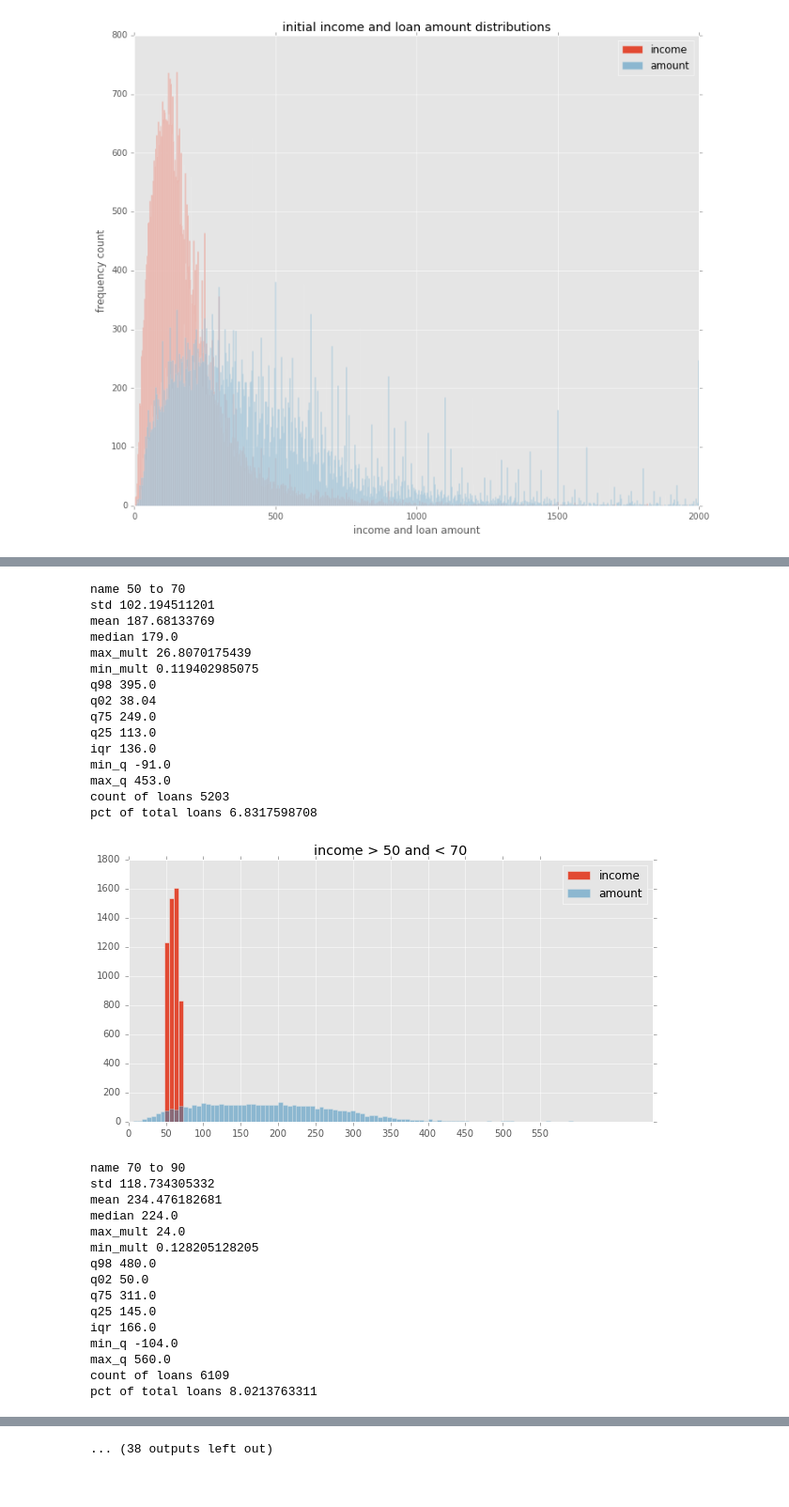
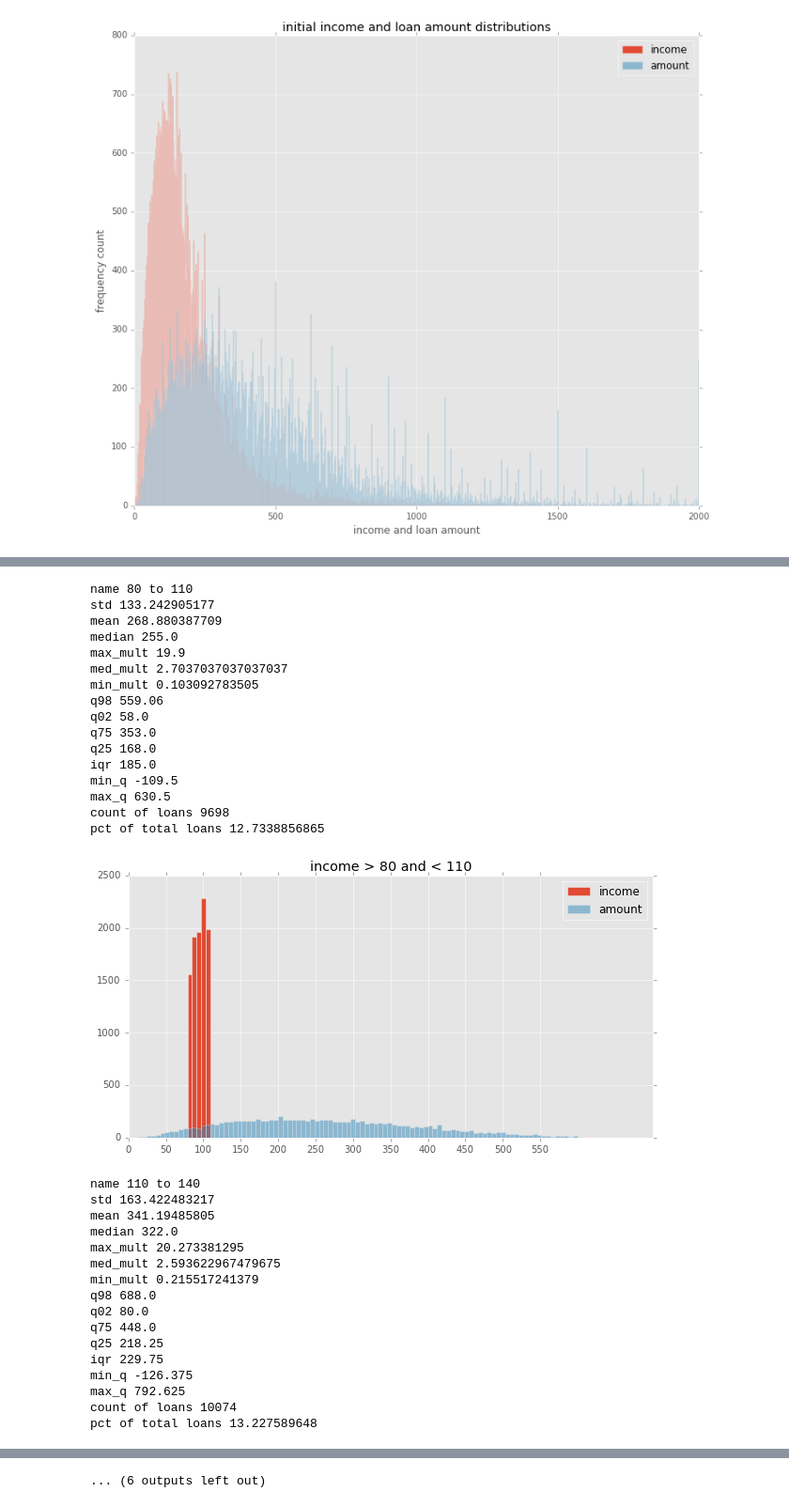
Before and after one commit to Kibrael/Edits, a Jupyter notebook: single_bank_viz.ipynb, the cells around one changed output, grey strips where cells are left out. Shown at 94% size. Cells and saved outputs as stored; diff of their text form; code cells hidden in the pictures.

```diff
--- a/single_bank_viz.ipynb
+++ b/single_bank_viz.ipynb
@@ -57,7 +57,7 @@ inc_df.head()
 | 76159 | 2013 | 1 | 8 |
 | 76160 | 2013 | 1 | 16 |
 # %%
-bank_df = bank_df[bank_df.year == 2014].copy() #select single year
+#bank_df = bank_df[bank_df.year == 2014].copy() #select single year
 bank_df.income = bank_df.income.map(int) #convert data to numeric
 bank_df.amount = bank_df.amount.map(int) #convert data to numeric
 bank_df['mult'] = bank_df.amount/bank_df.income #create amount to income multiple
@@ -262,11 +262,11 @@ plt.show()
 #focus on finding the best bins
 #repeat for different SQL selection filters (junior liens, non-owner-occupied, VA/FHA/RHS loans, manufactured housing)
 bin_min = 0
-bin_max = 10
-bin_step = 20
+bin_max = 20
+bin_step = 30
 pct_of_loans = OrderedDict({})
 first = True
-while bin_max < 501:
+while bin_max < 751:
     graph_bin = bank_df[(bank_df.income >=bin_min) & (bank_df.income < bin_max)] #create bin of of amount for selected income
     #set descriptive stats
     bin_stats = OrderedDict({})
@@ -275,6 +275,7 @@ while bin_max < 501:
     bin_stats['mean'] = graph_bin.amount.mean()
     bin_stats['median'] = graph_bin.amount.median()
     bin_stats['max_mult'] = graph_bin.mult.max()
+    bin_stats['med_mult'] = graph_bin.mult.median()
     bin_stats['min_mult'] = graph_bin.mult.min()
     bin_stats['q98'] = graph_bin.amount.quantile(q=.98)
     bin_stats['q02'] = graph_bin.amount.quantile(q=.02)
@@ -315,4 +316,5 @@ while bin_max < 501:
     bin_min=bin_max
     bin_max += bin_step
     pct_of_loans[bin_max] = bin_stats['pct of total loans']
+bin_df.reset_index(inplace=True)
 # %% [output]
@@ -367,31 +372,33 @@ pct of total loans 4.97249176066
-name 50 to 70
-std 102.194511201
-mean 187.68133769
-median 179.0
-max_mult 26.8070175439
-min_mult 0.119402985075
-q98 395.0
-q02 38.04
-q75 249.0
-q25 113.0
-iqr 136.0
-min_q -91.0
-max_q 453.0
-count of loans 5203
-pct of total loans 6.8317598708
+name 80 to 110
+std 133.242905177
+mean 268.880387709
+median 255.0
+max_mult 19.9
+med_mult 2.7037037037037037
+min_mult 0.103092783505
+q98 559.06
+q02 58.0
+q75 353.0
+q25 168.0
+iqr 185.0
+min_q -109.5
+max_q 630.5
+count of loans 9698
+pct of total loans 12.7338856865
-[figure, old version]
+[figure, new version]
-name 70 to 90
-std 118.734305332
-mean 234.476182681
-median 224.0
-max_mult 24.0
-min_mult 0.128205128205
-q98 480.0
-q02 50.0
-q75 311.0
-q25 145.0
-iqr 166.0
-min_q -104.0
-max_q 560.0
-count of loans 6109
-pct of total loans 8.0213763311
+name 110 to 140
+std 163.422483217
+mean 341.19485805
+median 322.0
+max_mult 20.273381295
+med_mult 2.593622967479675
+min_mult 0.215517241379
+q98 688.0
+q02 80.0
+q75 448.0
+q25 218.25
+iqr 229.75
+min_q -126.375
+max_q 792.625
+count of loans 10074
+pct of total loans 13.227589648
@@ -415,4 +423,4 @@ pct of total loans 8.62406281595
-... (38 outputs left out)
+... (6 outputs left out)
 # %%
 #graph percent of loans by top of income bin
 y = []
```
Also changed, not shown: parts of 4 cells of this notebook, 3 other files.
